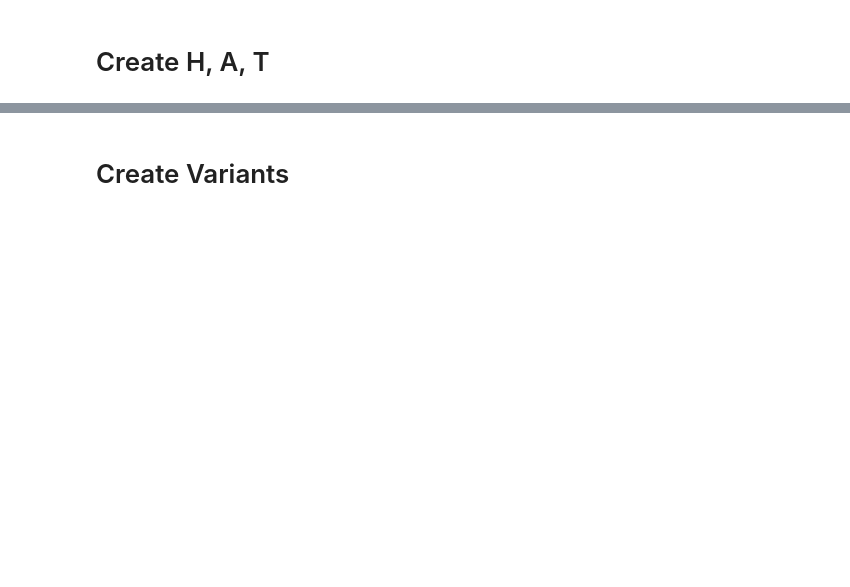
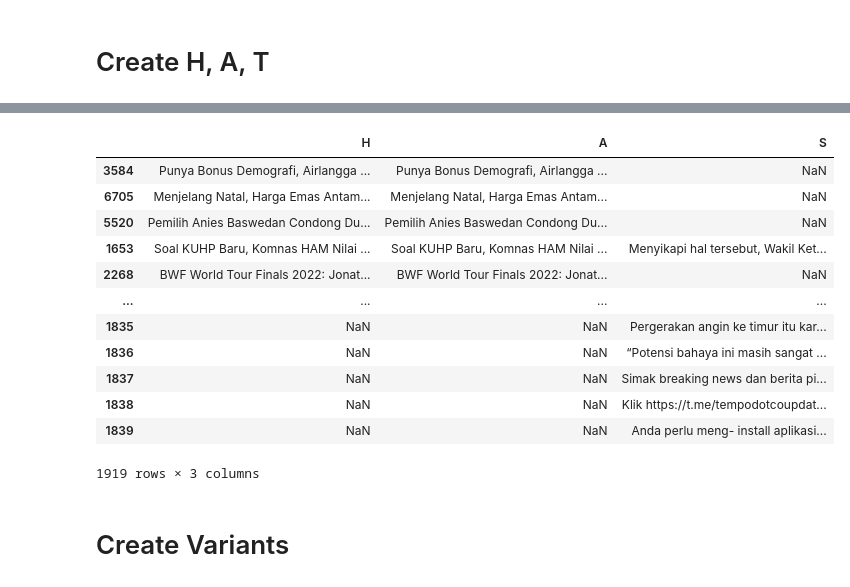
Before and after one commit to ahmaddynugroho/lda-bertopic, a Jupyter notebook: dataset.ipynb, the cells around one changed output, grey strips where cells are left out. Saved outputs shown, nothing was run; the diff lists cells and outputs as text; code cells hidden in the pictures; blank space fills up the shorter version.

```diff
--- a/dataset.ipynb
+++ b/dataset.ipynb
@@ -74,3 +85,19 @@ HAS = pd.concat([H, A], axis=1)
+# %%
+HAS
+# %% [output]
+|  | H | A | S |
+| 3584 | Punya Bonus Demografi, Airlangga ... | Punya Bonus Demografi, Airlangga ... | NaN |
+| 6705 | Menjelang Natal, Harga Emas Antam... | Menjelang Natal, Harga Emas Antam... | NaN |
+| 5520 | Pemilih Anies Baswedan Condong Du... | Pemilih Anies Baswedan Condong Du... | NaN |
+| 1653 | Soal KUHP Baru, Komnas HAM Nilai ... | Soal KUHP Baru, Komnas HAM Nilai ... | Menyikapi hal tersebut, Wakil Ket... |
+| 2268 | BWF World Tour Finals 2022: Jonat... | BWF World Tour Finals 2022: Jonat... | NaN |
+| ... | ... | ... | ... |
+| 1835 | NaN | NaN | Pergerakan angin ke timur itu kar... |
+| 1836 | NaN | NaN | “Potensi bahaya ini masih sangat ... |
+| 1837 | NaN | NaN | Simak breaking news dan berita pi... |
+| 1838 | NaN | NaN | Klik https://t.me/tempodotcoupdat... |
+| 1839 | NaN | NaN | Anda perlu meng- install aplikasi... |
+1919 rows × 3 columns
 # %%
 HAS_t.to_parquet('./results/HAS_t.parquet')
 HAS.to_parquet('./results/HAS.parquet')
```
Also changed, not shown: parts of 7 cells of this notebook, 4 other files.
